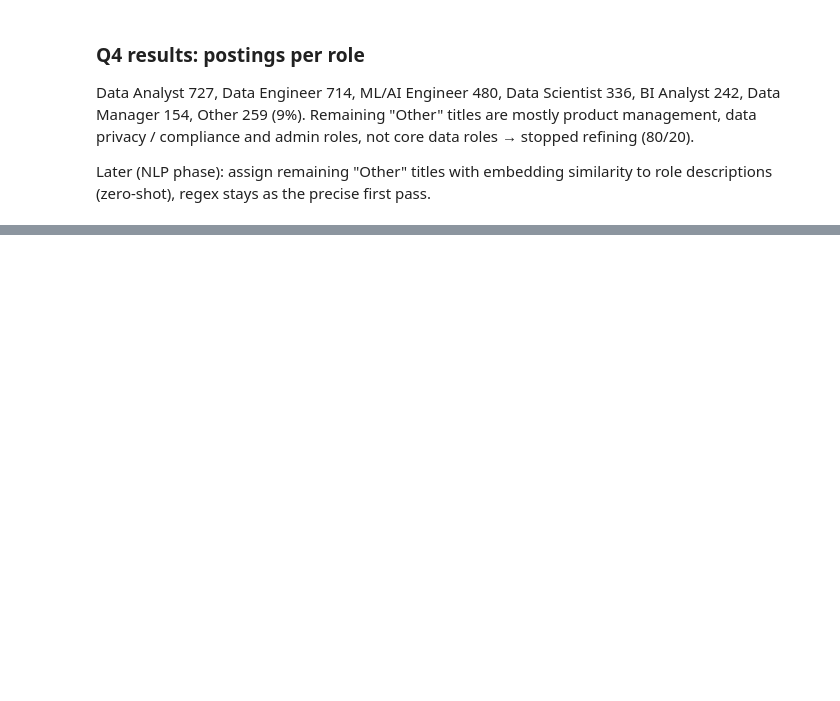
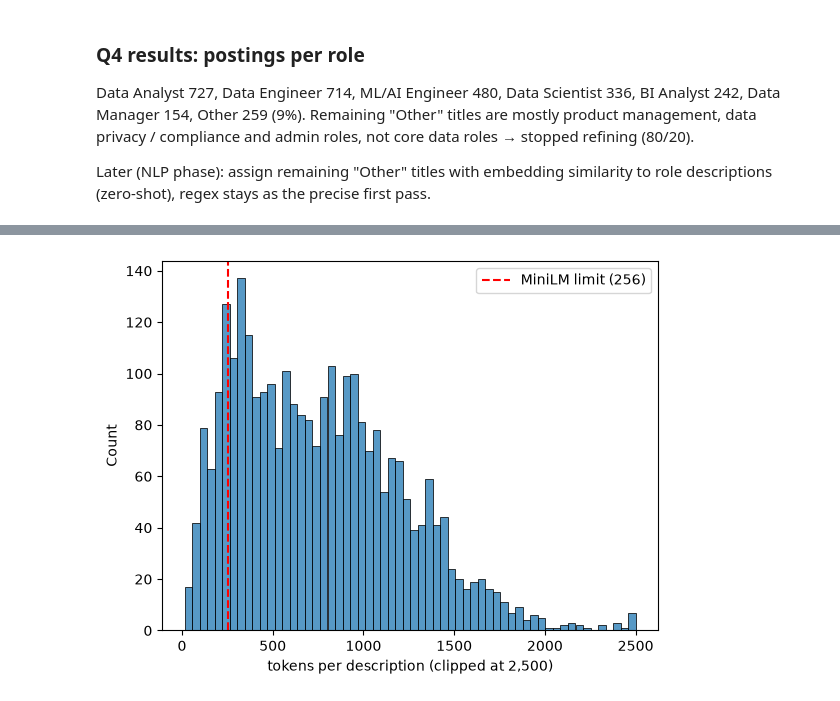
Before and after one commit to rouzbeh-enayatzadeh/skillscope, a Jupyter notebook: notebooks/01_eda_linkedin.ipynb, the cells around one changed output, grey strips where cells are left out. Saved outputs shown, nothing was run; the diff lists cells and outputs as text; code cells hidden in the pictures; blank space fills up the shorter version.

Commit message:
EDA: Q5 description length in tokens, chunking decision

```diff
--- a/notebooks/01_eda_linkedin.ipynb
+++ b/notebooks/01_eda_linkedin.ipynb
@@ -492,0 +495,17 @@ Later (NLP phase): assign remaining "Other" titles with embedding similarity to
+# %%
+from tokenizers import Tokenizer
+
+tok = Tokenizer.from_pretrained("sentence-transformers/all-MiniLM-L6-v2")
+tok.no_truncation()
+tok.no_padding()
+
+desc = data_jobs["description"].fillna("")
+enc = tok.encode_batch(desc.tolist())
+
+data_jobs["n_tokens"] = [len(e.ids) for e in enc]
+data_jobs["n_words"] = desc.str.split().str.len()
+
+print(data_jobs[["n_words", "n_tokens"]].describe().round(0))
+print("share over 256 tokens:", round((data_jobs["n_tokens"] > 256).mean(), 3))
+print("median share of text the model sees:",
+      round((256 / data_jobs["n_tokens"]).clip(upper=1).median(), 2))
@@ -492,0 +525,8 @@ Later (NLP phase): assign remaining "Other" titles with embedding similarity to
+# %%
+ax = sns.histplot(data_jobs["n_tokens"].clip(upper=2500), bins=60)
+ax.axvline(256, color="red", linestyle="--", label="MiniLM limit (256)")
+ax.set_xlabel("tokens per description (clipped at 2,500)")
+ax.legend()
+plt.show()
+# %% [output]
+[figure, added]
```
Also changed, not shown: parts of 3 cells of this notebook, 1 other file.
